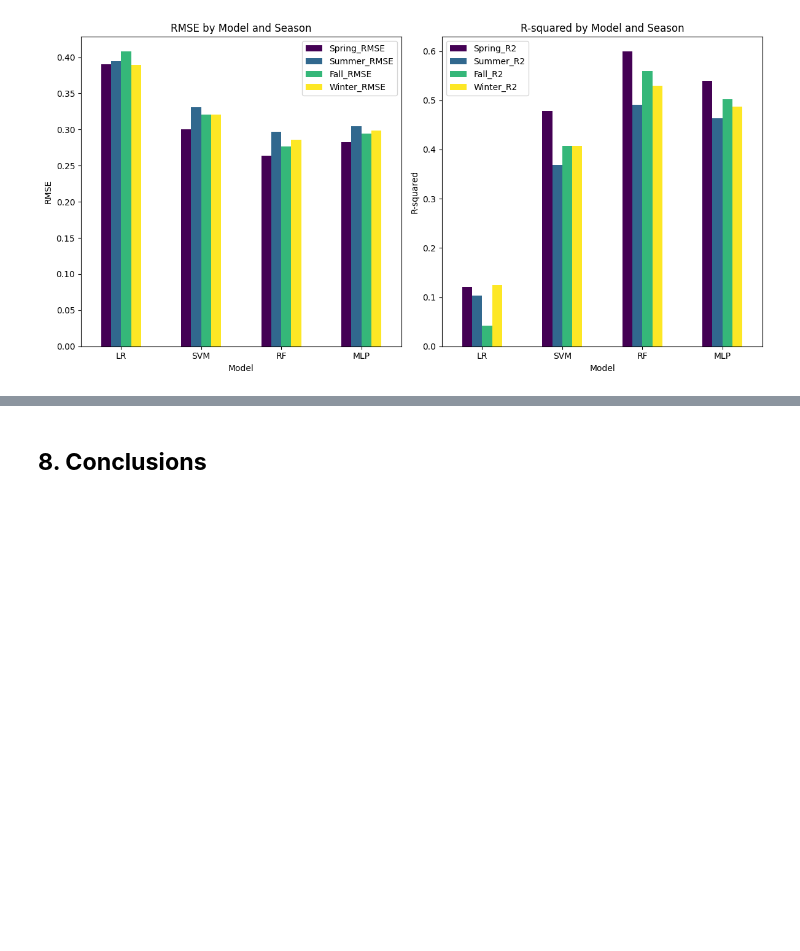
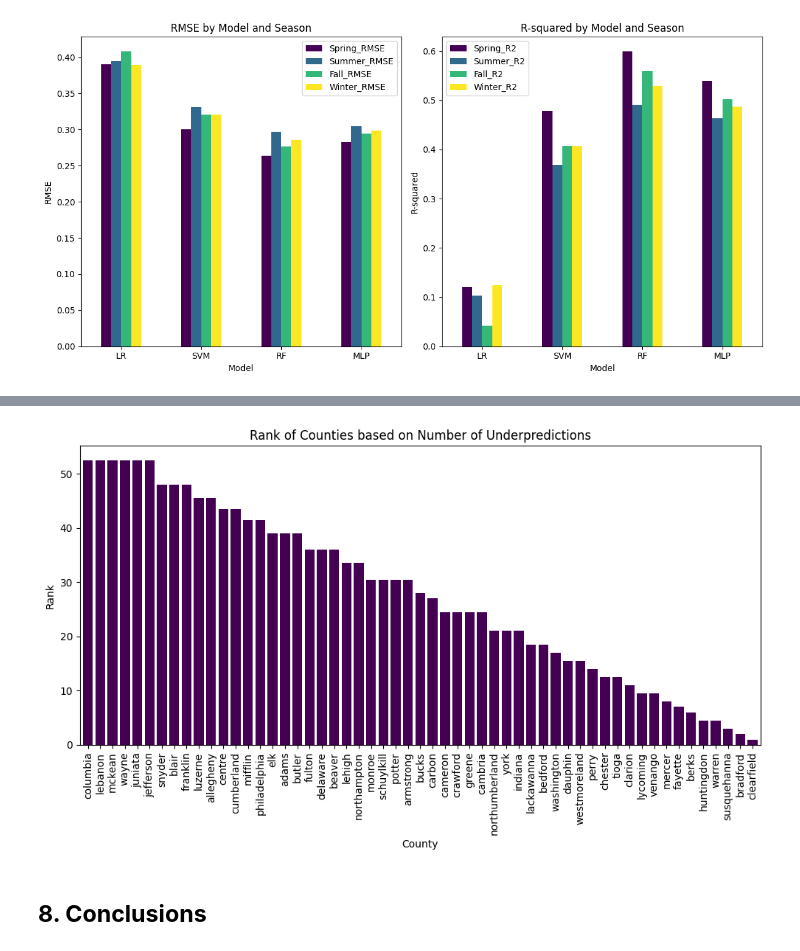
Before and after one commit to emilyzhou112/MUSA6500-Pennsylvania-CRD, a Jupyter notebook: code/PA-CRD-2024.ipynb, the cells around one changed output, grey strips where cells are left out. Saved outputs shown, nothing was run; the diff lists cells and outputs as text; code cells hidden in the pictures; blank space fills up the shorter version.

```diff
--- a/code/PA-CRD-2024.ipynb
+++ b/code/PA-CRD-2024.ipynb
@@ -1848,2 +1857,30 @@ plt.show()
+# %%
+target_column_map = ['CRD_Rate', 'Geography']
+y1 = spring_discharge_bynet[target_column_map]
+
+X1_train, X1_test, y1_train, y1_test_2 = train_test_split(X1, y1, test_size=0.2, random_state=42, stratify=spring_discharge_bynet['Geography'])
+original_rate = y1_test_2['CRD_Rate']
+geography = y1_test_2['Geography']
+
+final_sp = pd.DataFrame({'Original': original_rate, 'County': geography, 'Predicted': predictions1_rf})
+# %%
+selected_rows = final_sp[final_sp['Original'].astype(float) > final_sp['Predicted']]
+# %%
+county_rank = selected_rows.groupby('County').size().rank(ascending=False)
+sorted_df = county_rank.sort_values(ascending=False)
+# %%
+sorted_df.plot(kind='bar', figsize=(10, 6), cmap = 'viridis', width=0.8)
+
+# Add labels and title
+plt.xlabel('County')
+plt.ylabel('Rank')
+plt.title('Rank of Counties based on Number of Underpredictions')
+plt.xticks(rotation=90)  # Rotate x-axis labels for better readability
+
+# Show plot
+plt.tight_layout()
+plt.show()
+# %% [output]
+[figure, added]
 # %% [markdown]
 ## **8. Conclusions**
```
Also changed, not shown: parts of 14 cells of this notebook.
